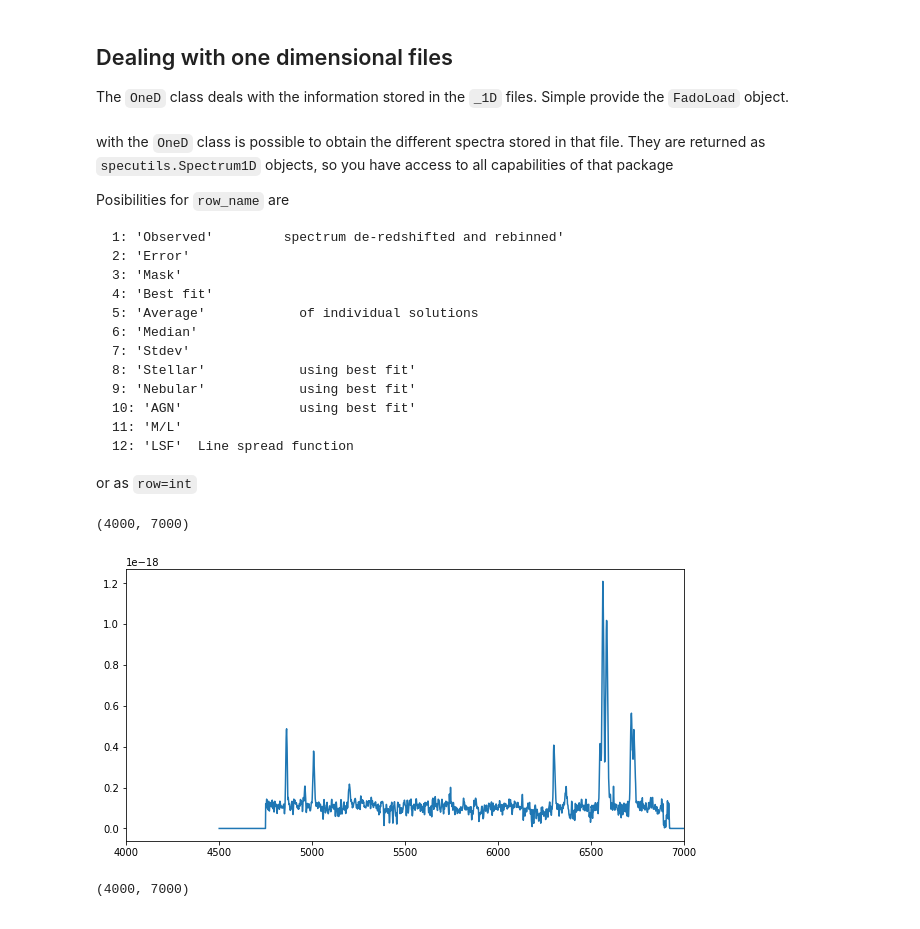
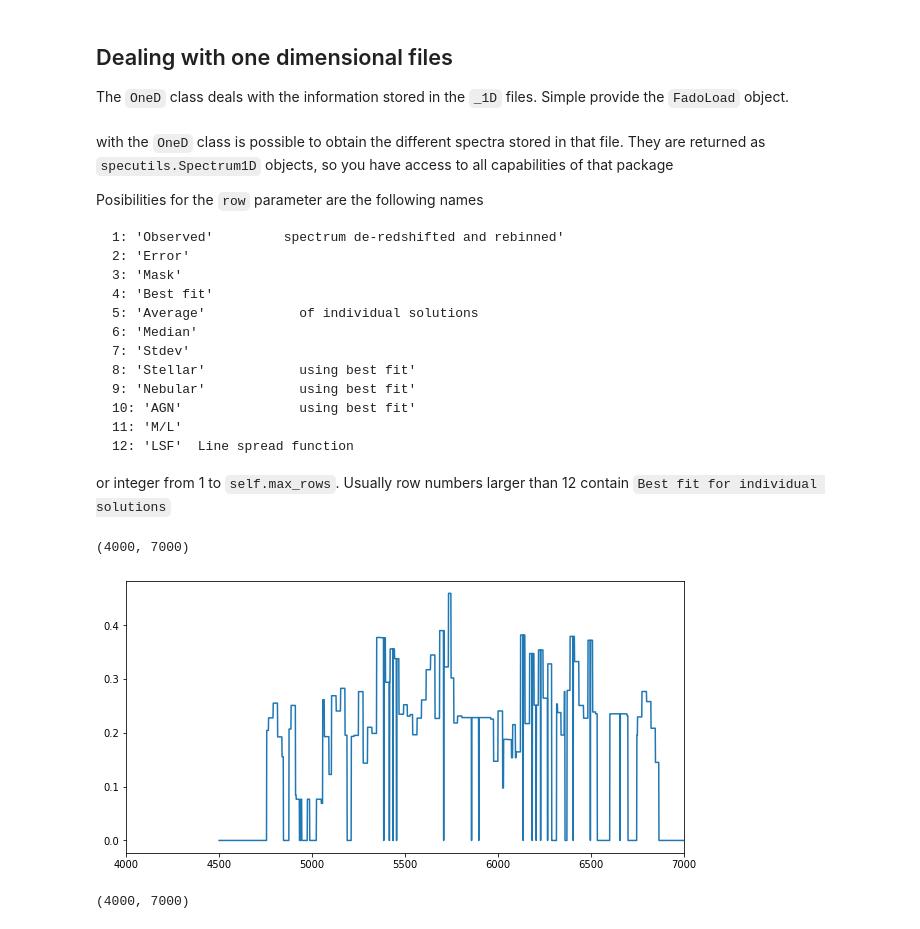
Before and after one commit to miguelverdugo/pyFADO, a Jupyter notebook: notebooks/example_pyFADO.ipynb, the cells around one changed output. Cells and saved outputs as stored; diff of their text form; code cells hidden in the pictures.

```diff
--- a/notebooks/example_pyFADO.ipynb
+++ b/notebooks/example_pyFADO.ipynb
@@ -18,7 +18,7 @@ FADO result files have the \_1D.fits, \_EL.fits, \_ST.fits and \_DE.fits sufixes
 The start of that pyFADO session should start by loading the files and store them in the memory. This is done by the ``FadoLoad`` class. See below
 # %%
 spec_name = "spec_wcs1d_p17q10_new_der.fits.output3"
-path = "/home/mverdugo/work/MyCodes/pyFADO/data"
+path = "/home/mverdugo/MyCodes/pyFADO/data"
 path = os.path.join(path,spec_name)
 fado  = pyfado.FadoLoad(path)
 # %% [markdown]
@@ -36,7 +36,7 @@ oned = pyfado.OneD(fado)
 # %% [markdown]
 with the ``OneD`` class is possible to obtain the different spectra stored in that file. They are returned as ``specutils.Spectrum1D`` objects, so you have access to all capabilities of that package
 
-Posibilities for ``row_name`` are
+Posibilities for the ``row`` parameter are the following names
 
     1: 'Observed'         spectrum de-redshifted and rebinned'
     2: 'Error'
@@ -51,16 +51,16 @@ Posibilities for ``row_name`` are
     11: 'M/L'
     12: 'LSF'  Line spread function
 
-or as ``row=int``
+or integer from 1 to `self.max_rows`. Usually row numbers larger than 12 contain `Best fit for individual solutions`
 # %%
-sp1 = oned.spectrum(row_name="observed")
+sp1 = oned.spectrum(row=2, scale=False)
 
 fig = plt.figure(figsize=(10,5))
 plt.plot(sp1.wavelength, sp1.flux)
 plt.xlim(4000,7000)
 # %% [output]
 (4000, 7000)
-[figure, old version]
+[figure, new version]
 # %%
 sp2 = oned.spectrum(row_name="best fit")
 
```
Also changed, not shown: 1 other file.
